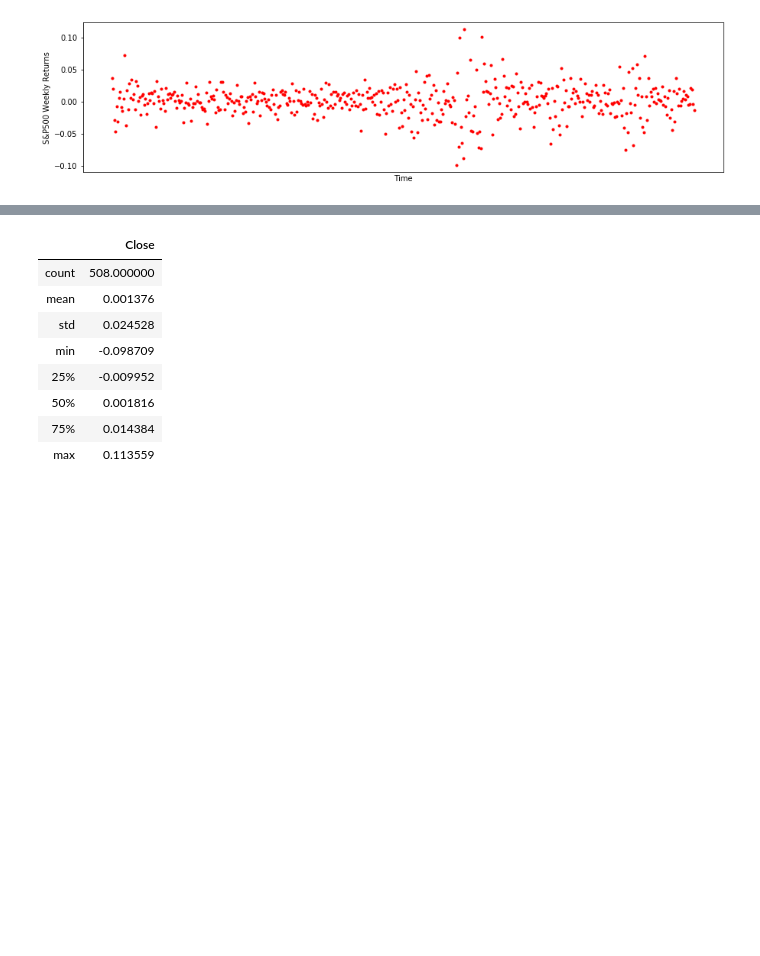
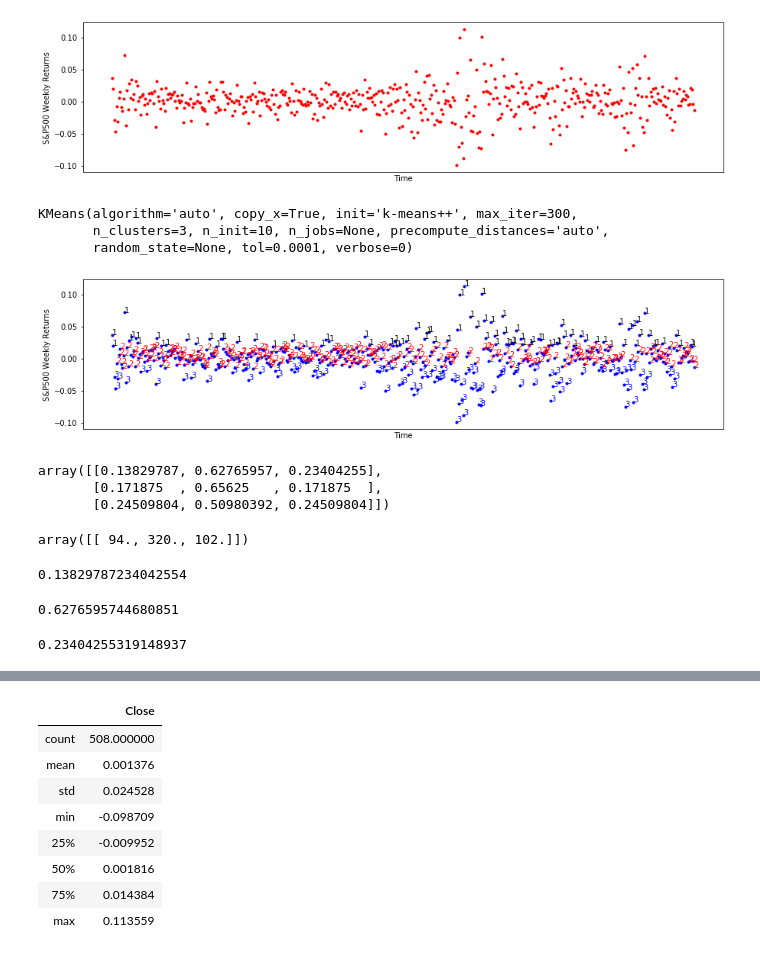
Before and after one commit to ygrepo/Time-Series, a Jupyter notebook: homeworks/hw3/hw3.ipynb, the cells around one changed output, grey strips where cells are left out. Drawn from its saved outputs; the diff is of its cells as text; code cells hidden in the pictures; blank space fills up the shorter version.

```diff
--- a/homeworks/hw3/hw3.ipynb
+++ b/homeworks/hw3/hw3.ipynb
@@ -35,6 +36,8 @@ Number of rows: 509
 | 4 | -0.006639 |
 # %%
 df = df[df["Close"] > -0.2]
+# %%
+data = np.array(df["Close"]).reshape(-1,1)
 # %%
 dr = pd.date_range(start="1/1/2000", end="31/12/2015", freq="BY")
 dr = dr.date.astype('O')
@@ -65,3 +68,59 @@ ax.fmt_xdata = mdates.DateFormatter('%Y-%m-%d')
 plt.show()
 # %% [output]
 [figure]
+# %%
+kmeans = KMeans(n_clusters=3)
+kmeans.fit(data)
+# %% [output]
+KMeans(algorithm='auto', copy_x=True, init='k-means++', max_iter=300,
+       n_clusters=3, n_init=10, n_jobs=None, precompute_distances='auto',
+       random_state=None, tol=0.0001, verbose=0)
+# %%
+fig, ax = plt.subplots(figsize=(15,4))
+x_values = np.arange(len(df))
+y_values = df["Close"]
+ax.plot(x_values, y_values, ".", color="blue", label="SP500");
+ax.set_ylabel("S&P500 Weekly Returns")
+ax.set_xlabel("Time")
+color_map ={1: "black", 2: "red", 3:"blue"}
+for i,y in enumerate(y_values):
+    ax.annotate(kmeans.labels_[i]+1, (i, y), color=color_map[kmeans.labels_[i]+1])
+years = mdates.YearLocator()   # every year
+months = mdates.MonthLocator()  # every month
+yearsFmt = mdates.DateFormatter('%Y')
+ax.xaxis.set_major_locator(years)
+ax.xaxis.set_major_formatter(yearsFmt)
+ax.xaxis.set_minor_locator(months)
+fig.autofmt_xdate()
+ax.fmt_xdata = mdates.DateFormatter('%Y-%m-%d')
+plt.show()
+# %% [output]
+[figure, added]
+# %%
+A = np.ones((3,3))
+prev = kmeans.labels_[0]
+for i in range(1, kmeans.labels_.shape[0]):
+    A[prev, kmeans.labels_[i]] +=1
+    prev = kmeans.labels_[i]
+A /= np.sum(A, axis=1)[None].T
+A
+# %% [output]
+array([[0.13829787, 0.62765957, 0.23404255],
+       [0.171875  , 0.65625   , 0.171875  ],
+       [0.24509804, 0.50980392, 0.24509804]])
+# %%
+np.sum(A, axis=1)[None]
+# %% [output]
+array([[ 94., 320., 102.]])
+# %%
+13/94
+# %% [output]
+0.13829787234042554
+# %%
+59/94
+# %% [output]
+0.6276595744680851
+# %%
+22/94
+# %% [output]
+0.23404255319148937
```
Also changed, not shown: parts of 2 cells of this notebook, 9 other files.
